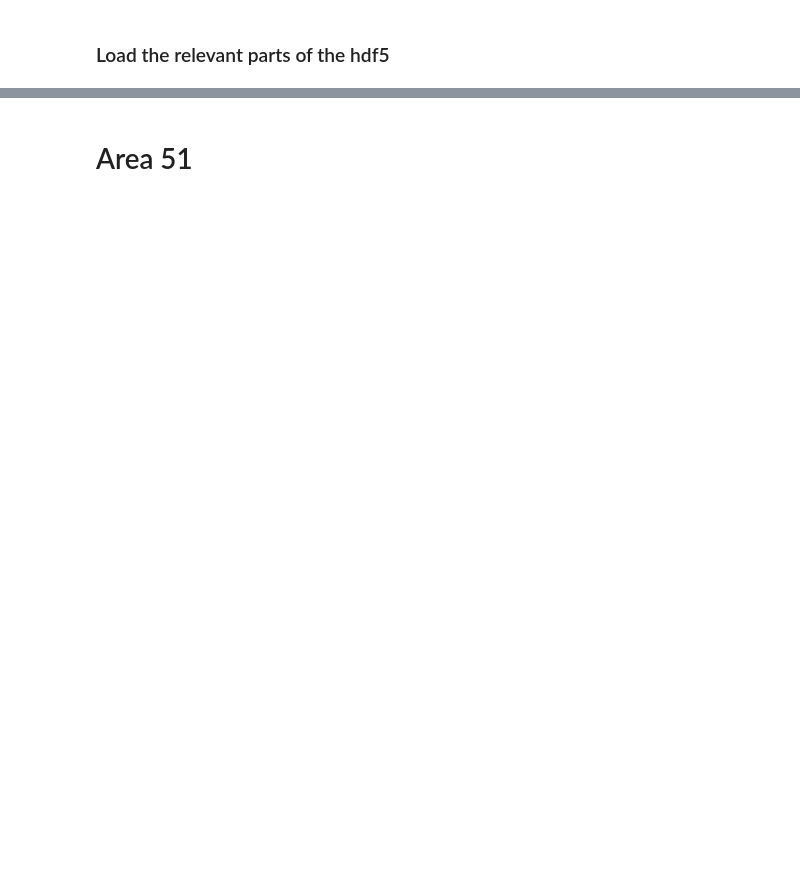
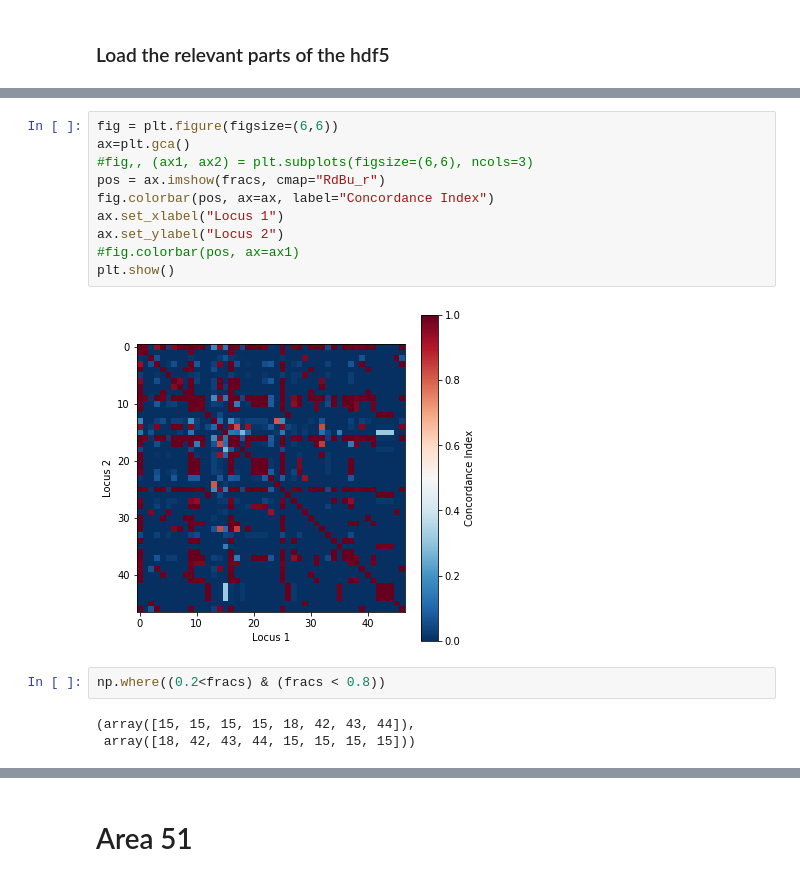
Before and after one commit to hringbauer/covid19_data, a Jupyter notebook: notebooks/qc/allelic_mismatches.ipynb, the cells around one changed output, grey strips where cells are left out. Drawn from its saved outputs; the diff is of its cells as text; blank space fills up the shorter version.

```diff
--- a/notebooks/qc/allelic_mismatches.ipynb
+++ b/notebooks/qc/allelic_mismatches.ipynb
@@ -191,0 +196,17 @@ plt.show()
+# %%
+fig = plt.figure(figsize=(6,6))
+ax=plt.gca()
+#fig,, (ax1, ax2) = plt.subplots(figsize=(6,6), ncols=3)
+pos = ax.imshow(fracs, cmap="RdBu_r")
+fig.colorbar(pos, ax=ax, label="Concordance Index")
+ax.set_xlabel("Locus 1")
+ax.set_ylabel("Locus 2")
+#fig.colorbar(pos, ax=ax1)
+plt.show()
+# %% [output]
+[figure, added]
+# %%
+np.where((0.2<fracs) & (fracs < 0.8))
+# %% [output]
+(array([15, 15, 15, 15, 18, 42, 43, 44]),
+ array([18, 42, 43, 44, 15, 15, 15, 15]))
```
Also changed, not shown: parts of 13 cells of this notebook, 3 other files.
